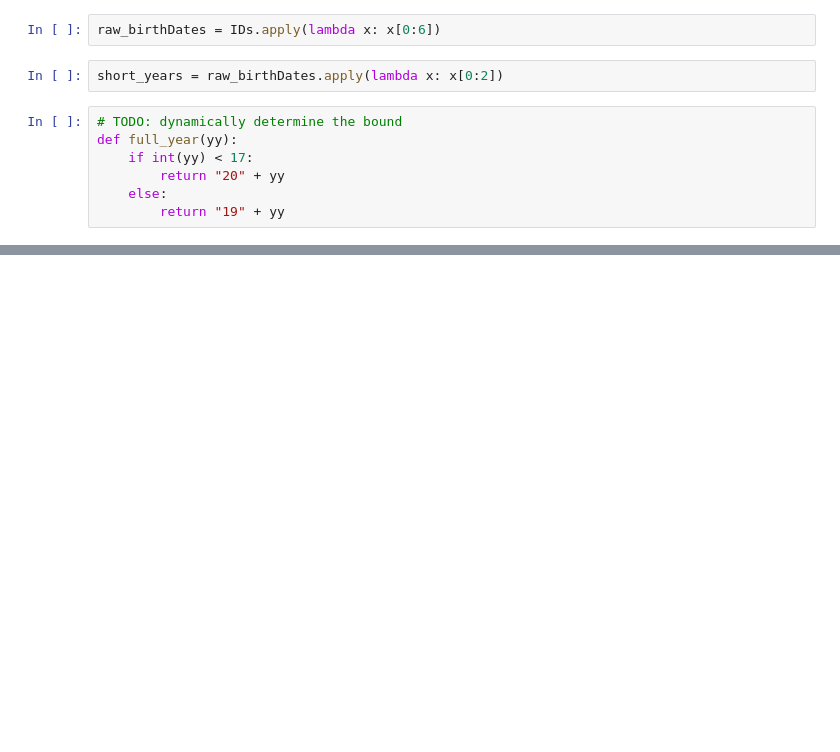
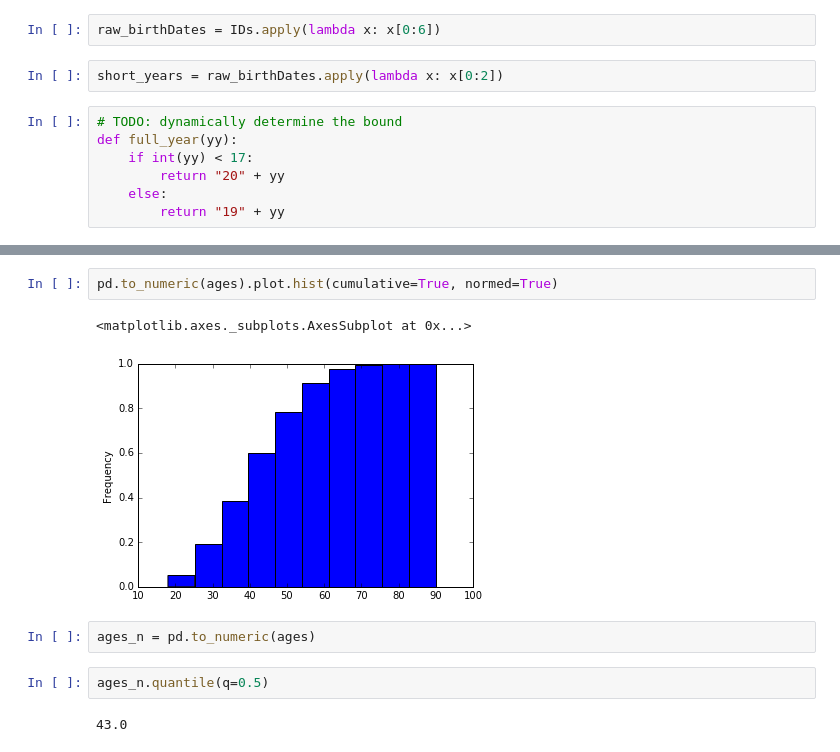
Before and after one commit to achesnais/2016-SA-election-candidates, a Jupyter notebook: Election candidates.ipynb, the cells around one changed output, grey strips where cells are left out. Saved outputs shown, nothing was run; the diff lists cells and outputs as text; blank space fills up the shorter version.

```diff
--- a/Election candidates.ipynb
+++ b/Election candidates.ipynb
@@ -54,0 +77,11 @@ years = list(map(full_year, short_years))
+# %%
+pd.to_numeric(ages).plot.hist(cumulative=True, normed=True)
+# %% [output]
+<matplotlib.axes._subplots.AxesSubplot at 0x...>
+[figure, added]
+# %%
+ages_n = pd.to_numeric(ages)
+# %%
+ages_n.quantile(q=0.5)
+# %% [output]
+43.0
```
Also changed, not shown: parts of 11 cells of this notebook.
